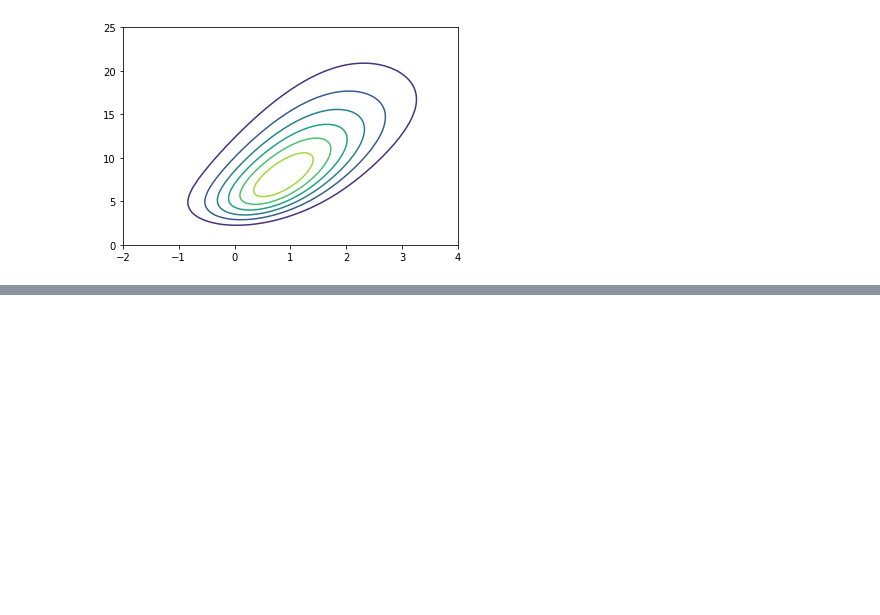
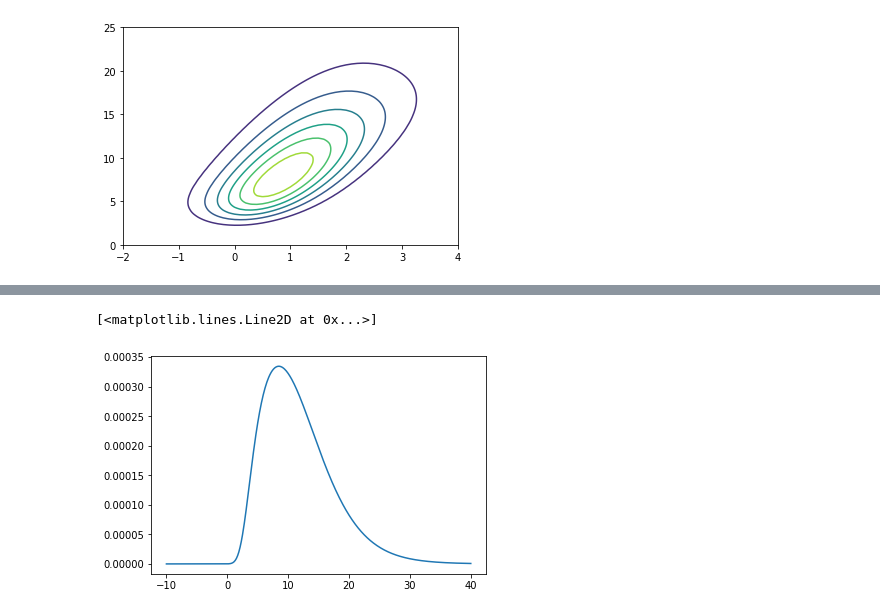
Before and after one commit to hstrey/BME-572-2018, a Jupyter notebook: LD50.ipynb, the cells around one changed output, grey strips where cells are left out. Saved outputs shown, nothing was run; the diff lists cells and outputs as text; code cells hidden in the pictures; blank space fills up the shorter version.

```diff
--- a/LD50.ipynb
+++ b/LD50.ipynb
@@ -66,0 +92,5 @@ plt.ylim((0,25))
+# %%
+plt.plot(beta,beta_marg)
+# %% [output]
+[<matplotlib.lines.Line2D at 0x...>]
+[figure, added]
```
Also changed, not shown: parts of 9 cells of this notebook.
